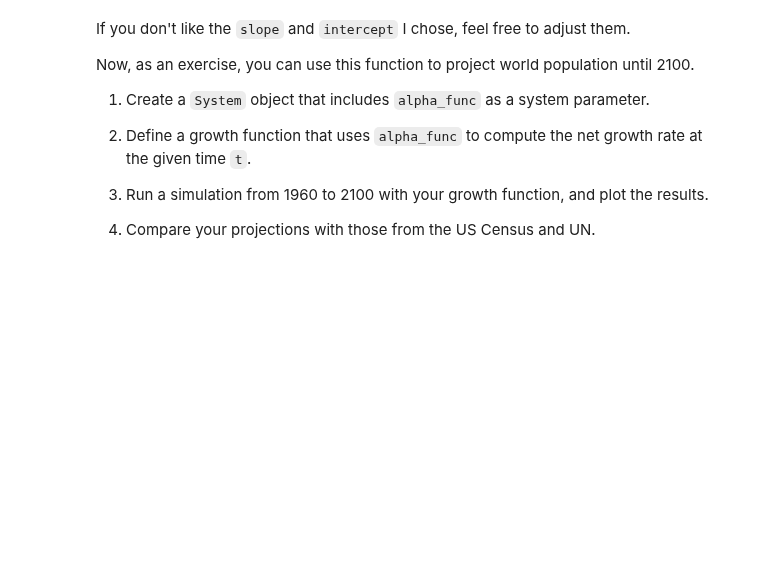
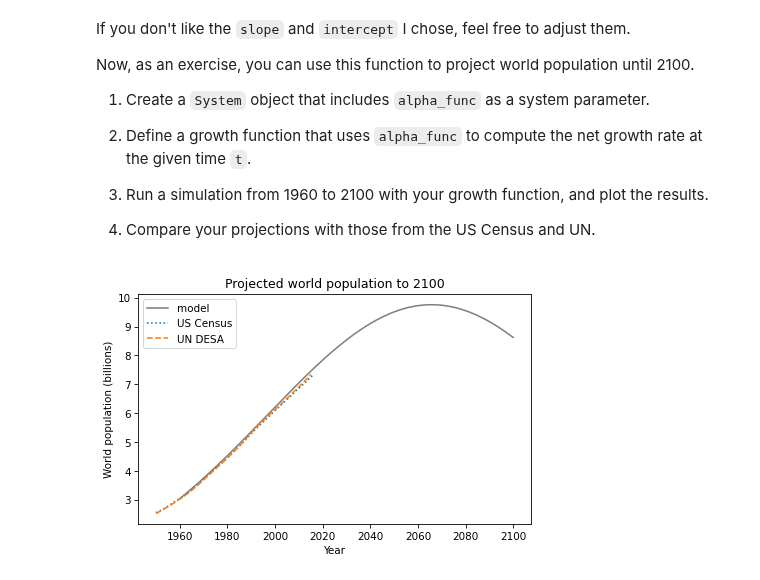
Before and after one commit to nwilliams770/academia, a Jupyter notebook: modeling_and_simulation/chapters/chap08.ipynb, the cells around one changed output. Cells and saved outputs as stored; diff of their text form; code cells hidden in the pictures; blank space fills up the shorter version.

```diff
--- a/modeling_and_simulation/chapters/chap08.ipynb
+++ b/modeling_and_simulation/chapters/chap08.ipynb
@@ -273,4 +313,15 @@ Now, as an exercise, you can use this function to project world population until
 
 4. Compare your projections with those from the US Census and UN.
 # %%
-# Solution goes here
+system = System(t_0=1960, t_end=2100, p_0=census[1960], alpha_func=alpha_func)
+
+def growth_func_alpha(t, pop, system):
+    return system.alpha_func(t) * pop
+
+
+results = run_simulation(system, growth_func_alpha)
+results.plot(label='model', color='gray')
+plot_estimates()
+decorate(title='Projected world population to 2100')
+# %% [output]
+[figure, added]
```
Also changed, not shown: parts of 15 cells of this notebook, 9 other files.
